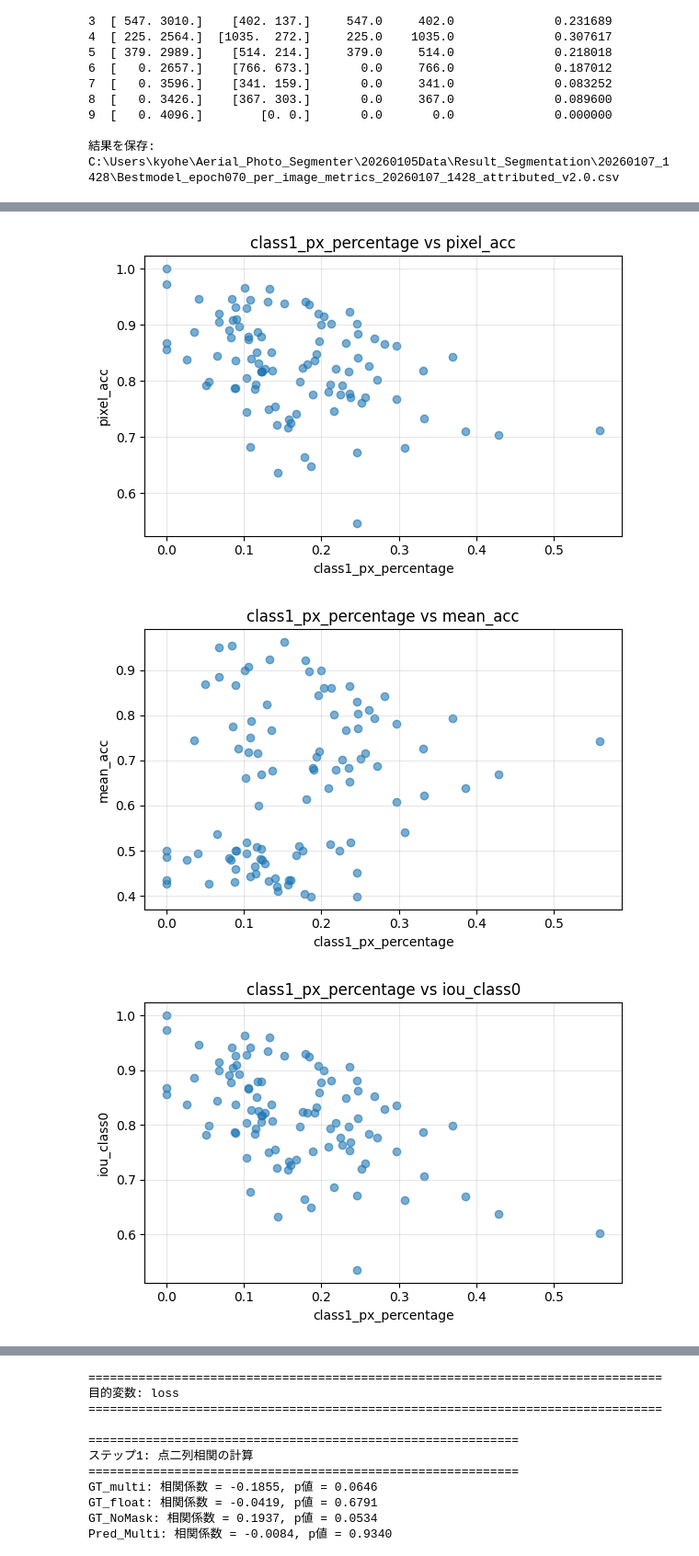
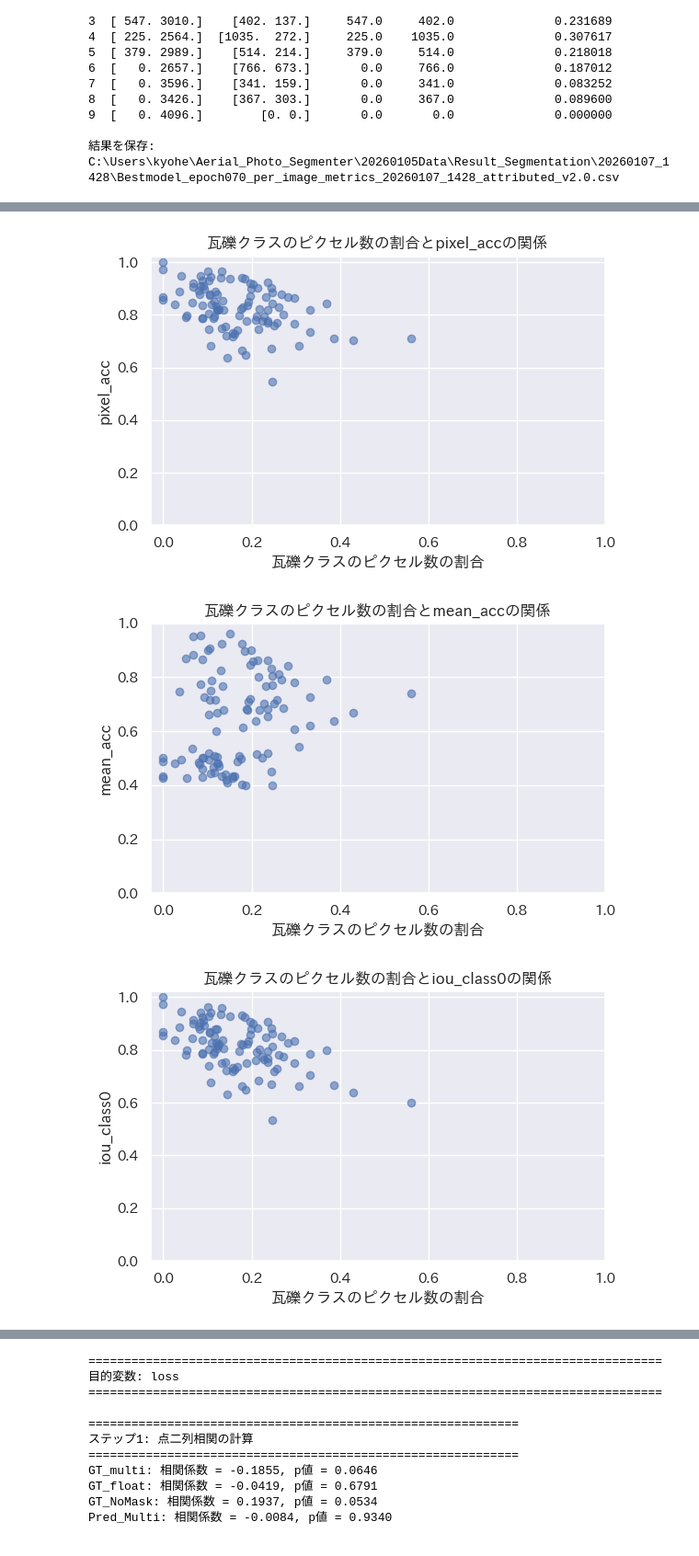
Before and after one commit to Tanned-podcast/Aerial_Photo_Segmenter, a Jupyter notebook: Python/Stats/result_Segmentation_analysis.ipynb, the cells around one changed output, grey strips where cells are left out. Shown at 92% size. Cells and saved outputs as stored; diff of their text form; code cells hidden in the pictures.

```diff
--- a/Python/Stats/result_Segmentation_analysis.ipynb
+++ b/Python/Stats/result_Segmentation_analysis.ipynb
@@ -504,6 +525,16 @@ import numpy as np
 import pandas as pd
 from scipy.stats import pearsonr
 import matplotlib.pyplot as plt
+import matplotlib
+import japanize_matplotlib
+import seaborn as sns
+sns.set() # seabornの設定を無効化
+sns.reset_orig() # seabornの設定をリセットしてmatplotlibのデフォルトに戻す
+%matplotlib inline
+# matplotlibのスタイルを明示的に設定（seabornの影響を排除）
+plt.style.use('default')  # matplotlibのデフォルトスタイルを使用
+#seabornのフォントは必ずjapanize_matplotlibのデフォルトのやつに合わせること　でないと文字化け
+sns.set(font='IPAexGothic')
 
 # CSV読み込み（必要に応じてファイル名を変更してください）
 base_dir = r"C:\Users\kyohe\Aerial_Photo_Segmenter\20260105Data\Result_Segmentation\20260107_1428"
@@ -554,10 +585,12 @@ for col in continuous_vars:
 
     plt.figure(figsize=(6, 4))
     plt.scatter(x[valid], y[valid], alpha=0.6)
-    plt.xlabel(target_col)
+    plt.xlabel("瓦礫クラスのピクセル数の割合")
     plt.ylabel(col)
-    plt.title(f"{target_col} vs {col}")
-    plt.grid(True, alpha=0.3)
+    plt.xticks(np.arange(0, 1.05, 0.2))
+    plt.yticks(np.arange(0.0, 1.05, 0.2))
+    plt.title(f"瓦礫クラスのピクセル数の割合と{col}の関係")
+    plt.grid(True)
     plt.tight_layout()
     plt.show()
 
@@ -587,3 +620,3 @@ print(f"\n保存: {out_path}")
-[figure, old version]
+[figure, new version]
-[figure, old version]
+[figure, new version]
-[figure, old version]
+[figure, new version]
```
Also changed, not shown: parts of 3 cells of this notebook, 4 other files.
